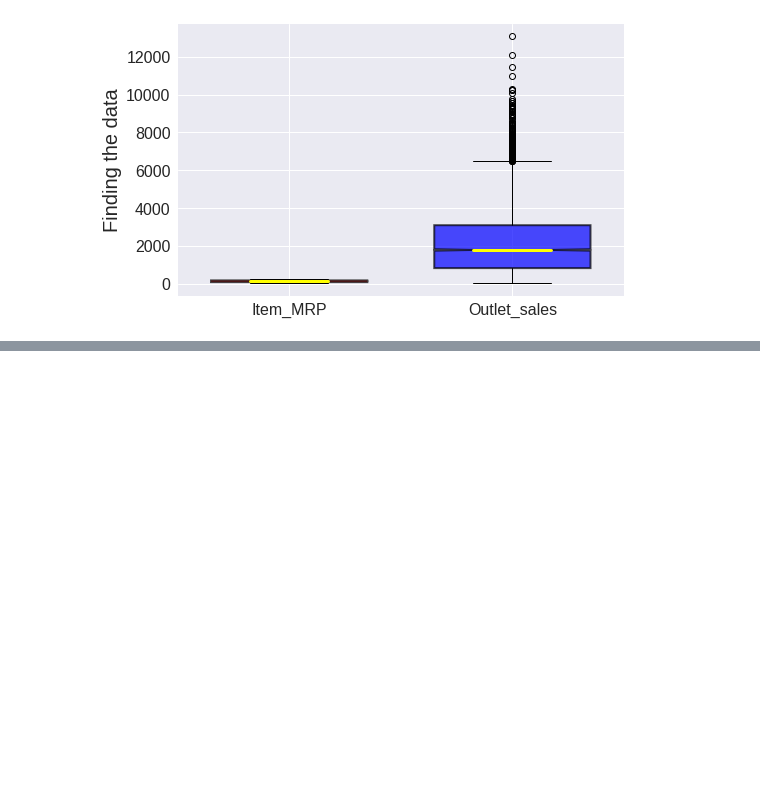
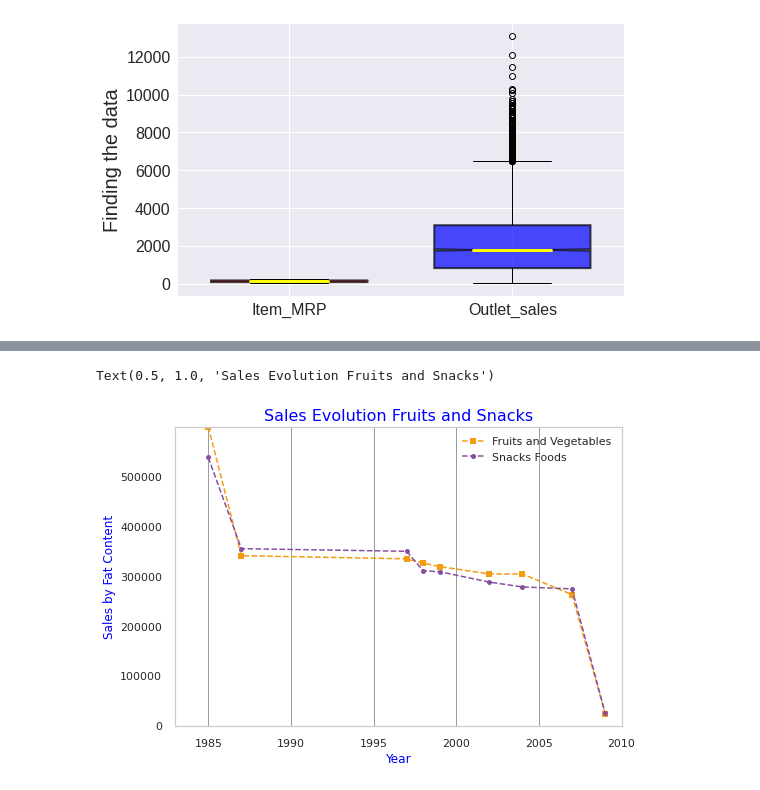
Before and after one commit to Angelica2929/sales_prediction, a Jupyter notebook: Prediccion_Ventas.ipynb, the cells around one changed output, grey strips where cells are left out. Saved outputs shown, nothing was run; the diff lists cells and outputs as text; code cells hidden in the pictures; blank space fills up the shorter version.

```diff
--- a/Prediccion_Ventas.ipynb
+++ b/Prediccion_Ventas.ipynb
@@ -316,0 +515,8 @@ sns.heatmap(corr, cmap = 'Oranges', annot= True)
+# %%
+#Una vez identificado y ordenado de mayor a nivel el nivel de ventas por categoria de producto, comparamos el
+#comportamiento de las ventas de los 2 productos con mayores ventas, en este caso los vegetales y los snacks.
+
+#Nivel de ventas de frutas y vegetales
+Fruits_filter = df['Item_Type']=='Fruits and Vegetables'
+Fruits_sales = df.loc[Fruits_filter, :].groupby(['Outlet_Establishment_Year','Item_Type'])['Item_Outlet_Sales'].sum().sort_values(ascending = False).head(20)
+Fruits_sales
@@ -316,0 +535,6 @@ sns.heatmap(corr, cmap = 'Oranges', annot= True)
+# %%
+#Nivel de ventas de los snacks
+
+Snacks_filter = df['Item_Type']=='Snack Foods'
+Snacks_sales = df.loc[Snacks_filter, :].groupby(['Outlet_Establishment_Year','Item_Type'])['Item_Outlet_Sales'].sum().sort_values(ascending = False).head(20)
+Snacks_sales
@@ -316,0 +565,18 @@ sns.heatmap(corr, cmap = 'Oranges', annot= True)
+# %%
+#El comportamiento de las ventas de estas 2 categorias de productos es muy similar, tan similar, que para el 2010
+#caen las ventas al mismo nivel, y hay periodos de tiempo, donde el nivel de ventas de snacks es superior.
+plt.plot(uniqueYears, Fruits_sales , marker = 's', markersize = 6, c = '#F39C12', linestyle = '--', label = 'Fruits and Vegetables')
+plt.plot(uniqueYears, Snacks_sales , marker = '.', markersize = 10, c = '#884EA0', linestyle = '--', label = 'Snacks Foods')
+plt.grid(c = '#909497',
+         alpha = .9,
+         linestyle = '-')
+plt.grid(axis = 'y')
+plt.xlim(1983,2010)
+plt.ylim(0,599978)
+plt.legend()
+plt.xlabel('Year',color = 'blue',fontsize = 12)
+plt.ylabel('Sales by Fat Content',color = 'blue', fontsize = 12)
+plt.title('Sales Evolution Fruits and Snacks', fontsize = 16, color = 'blue')
+# %% [output]
+Text(0.5, 1.0, 'Sales Evolution Fruits and Snacks')
+[figure, added]
```
Also changed, not shown: parts of 21 cells of this notebook.
